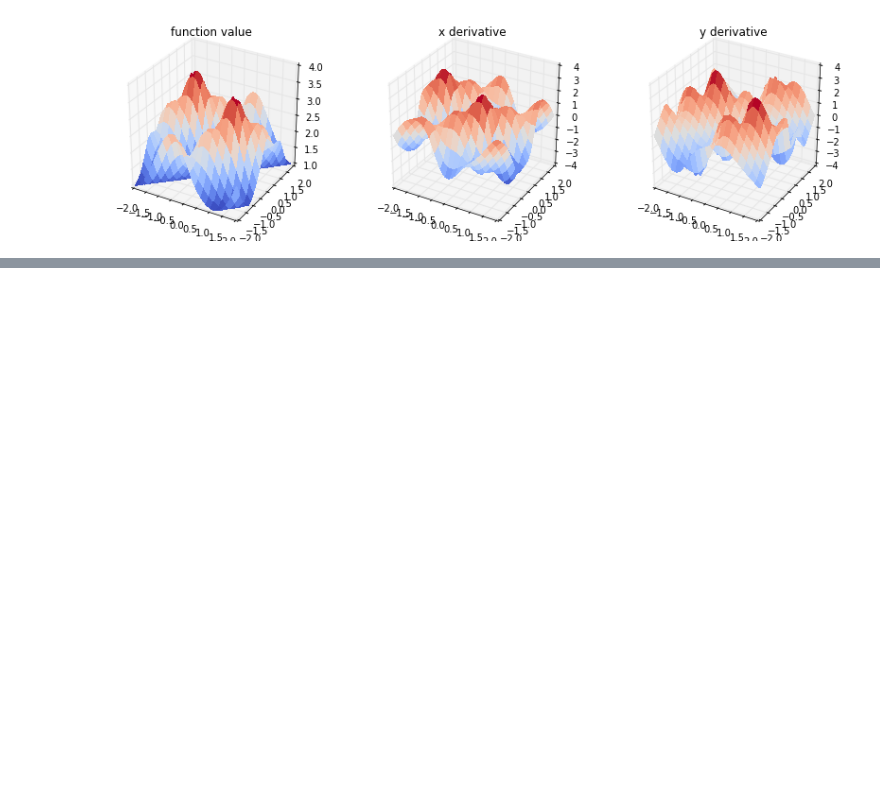
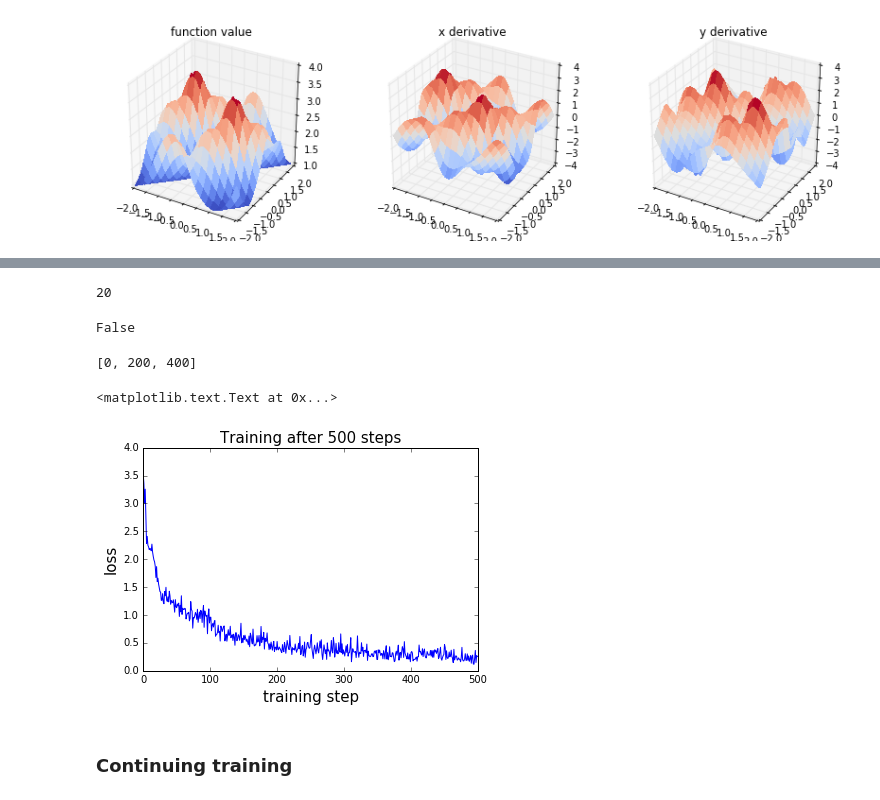
Before and after one commit to neuroailab/cs375, a Jupyter notebook: 2018/tutorials/Tutorial -- Tensorflow and TFUtils (Lecture 4a).ipynb, the cells around one changed output, grey strips where cells are left out. Saved outputs shown, nothing was run; the diff lists cells and outputs as text; code cells hidden in the pictures; blank space fills up the shorter version.

```diff
--- a/2018/tutorials/Tutorial -- Tensorflow Basics.ipynb
+++ b/2018/tutorials/Tutorial -- Tensorflow and TFUtils (Lecture 4a).ipynb
@@ -935,0 +1234,2 @@ plt.title('y derivative')
+# %%
+connection = pm.MongoClient(host='localhost', port=29101)
@@ -935,0 +1423,3 @@ plt.title('y derivative')
+# %%
+db = connection['cs375_demo_db']
+db.collection_names()
@@ -935,0 +1428,3 @@ plt.title('y derivative')
+# %%
+coll = db['cs375_demo_coll.files']
+coll.count()
@@ -935,0 +1552,33 @@ plt.title('y derivative')
+# %%
+len(record1['train_results'])
+# %% [output]
+20
+# %%
+record1['saved_filters']
+# %% [output]
+False
+# %%
+coll.find({'saved_filters': True}).distinct('step')
+# %% [output]
+[0, 200, 400]
+# %%
+def pluck(L, key):
+    return [l.get(key) for l in L]
+# %%
+query = {'train_results': {'$exists': True}}
+
+cursor = coll.find(query).sort('step')
+
+result_list = [pluck(rec['train_results'], 'loss') for rec in cursor]
+
+result_traj = np.concatenate(result_list)
+
+plt.plot(result_traj)
+plt.xlabel('training step', fontsize=15)
+plt.ylabel('loss', fontsize=15)
+plt.title('Training after %d steps' % len(result_traj), fontsize=15)
+# %% [output]
+<matplotlib.text.Text at 0x...>
+[figure, added]
+# %% [markdown]
+### Continuing training
```
Also changed, not shown: parts of 128 cells of this notebook, 5 other files.
